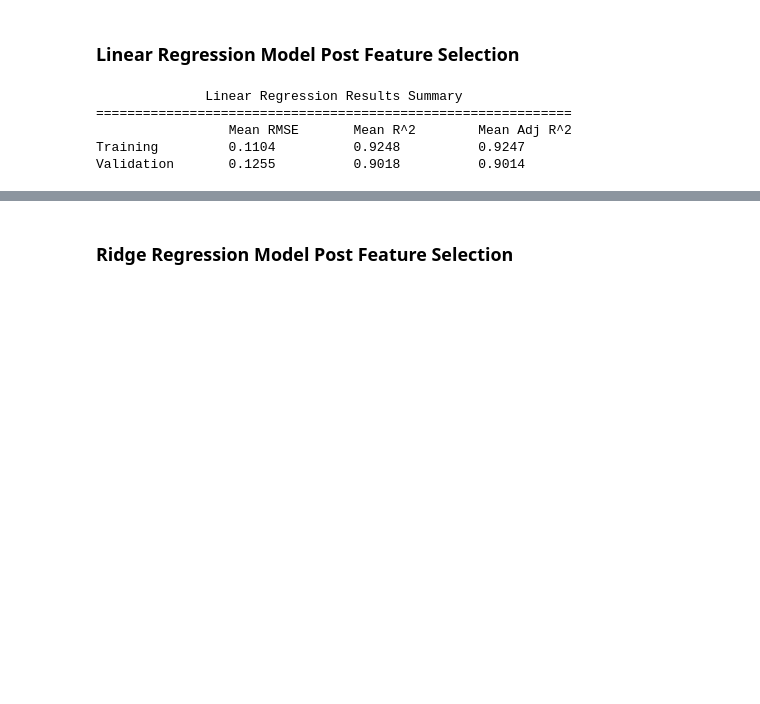
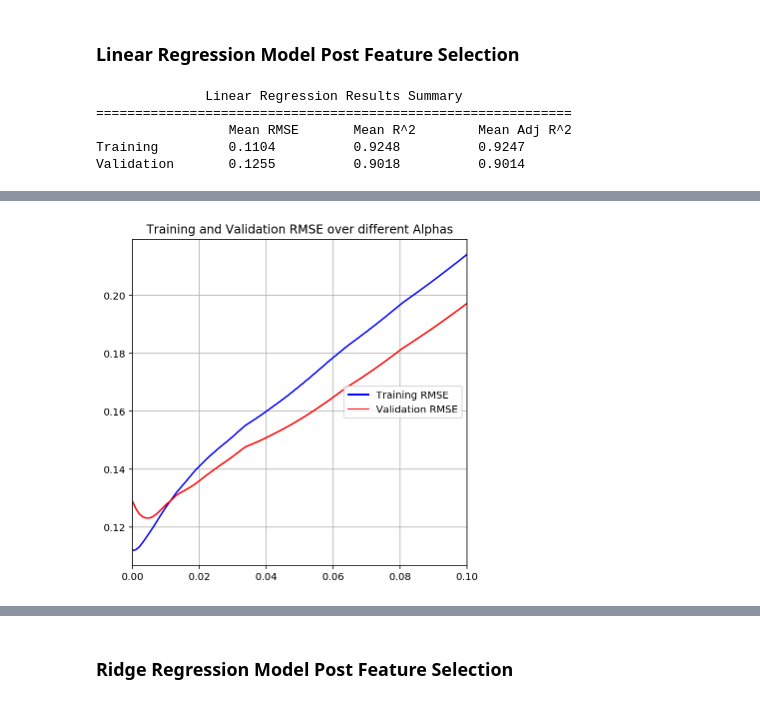
Before and after one commit to Joshuayeo95/Housing-Prices, a Jupyter notebook: linear_models.ipynb, the cells around one changed output, grey strips where cells are left out. Cells and saved outputs as stored; diff of their text form; code cells hidden in the pictures; blank space fills up the shorter version.

```diff
--- a/linear_models.ipynb
+++ b/linear_models.ipynb
@@ -790,0 +792,4 @@ Validation       0.1255          0.9018          0.9014
+# %%
+lasso_rmse_train, lasso_rmse_valid = lasso_alpha_plots(alpha_vector, X2_train, y_train, X2_valid, y_valid, return_series=True)
+# %% [output]
+[figure, added]
```
Also changed, not shown: parts of 76 cells of this notebook.
